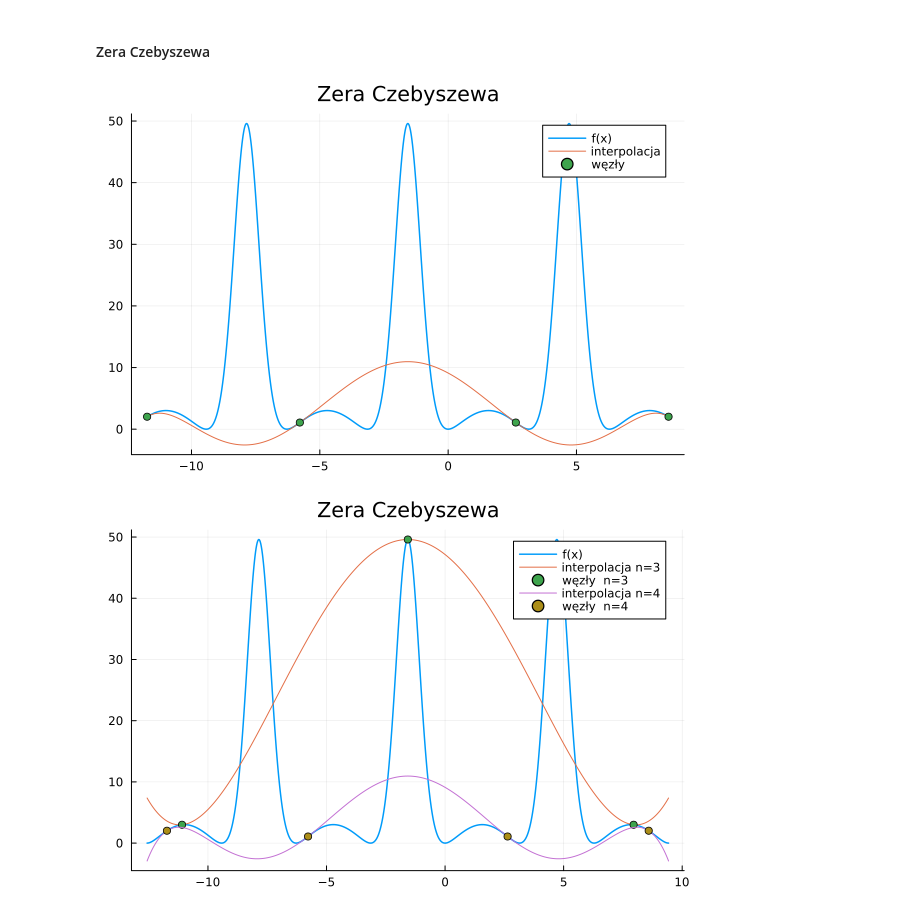
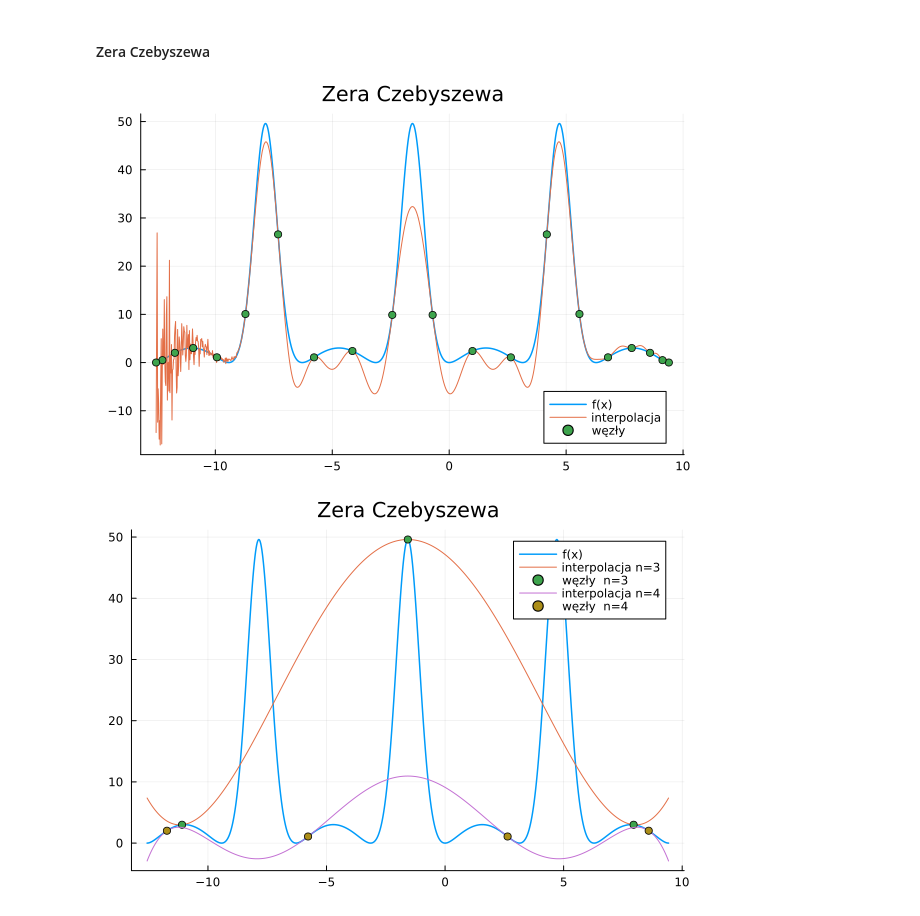
Before and after one commit to c-i-a-s-t-e-k/MOwNiT, a Jupyter notebook: lab2/InterpolacjaHermite.ipynb, the cells around one changed output. Saved outputs shown, nothing was run; the diff lists cells and outputs as text; code cells hidden in the pictures.

```diff
--- a/lab2/InterpolacjaHermite.ipynb
+++ b/lab2/InterpolacjaHermite.ipynb
@@ -209,12 +209,12 @@ ylims!((-20, 100))
 # %%
 f = my_func
 f′ = my_derivate
-n = 4
+n = 20
 X, intF = getCzebyszewZerosAndInterpolationPolynominal(A, B, f, f′, n)
 drawInterpolation(X, f, intF, "Zera Czebyszewa")
-# savefig("plots/ZCn$n")
+# savefig("plots/HerCzeZer$n")
 # %% [output]
-[figure, old version]
+[figure, new version]
 # %%
 drawInterpolationN(my_func, my_derivate, [3, 4], A, B; title="Zera Czebyszewa")
 # %% [output]
```
Also changed, not shown: parts of 10 cells of this notebook, 23 other files.
